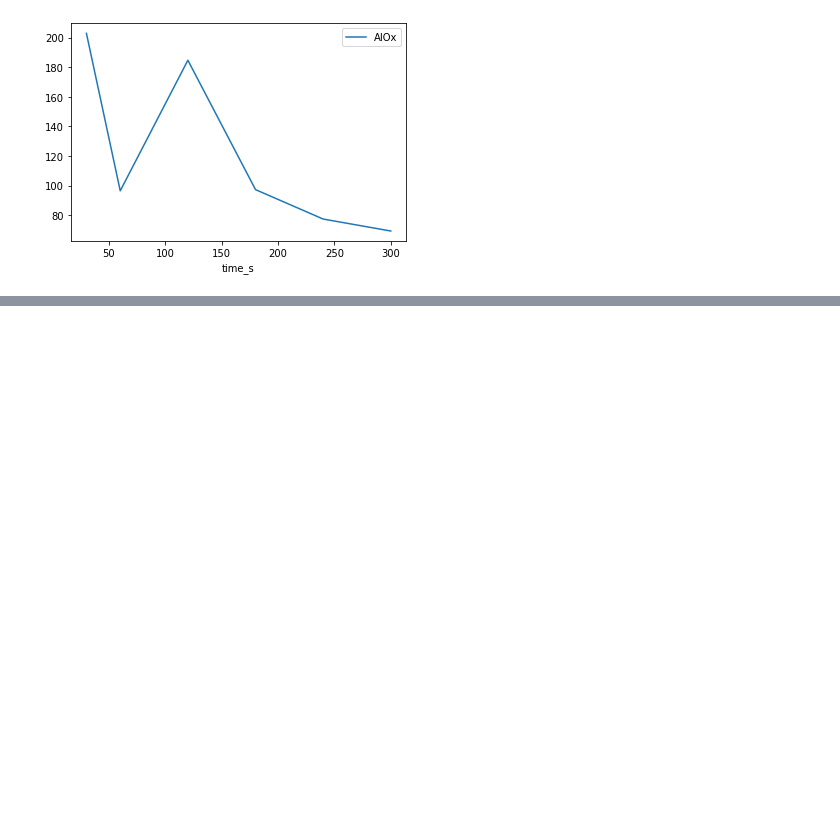
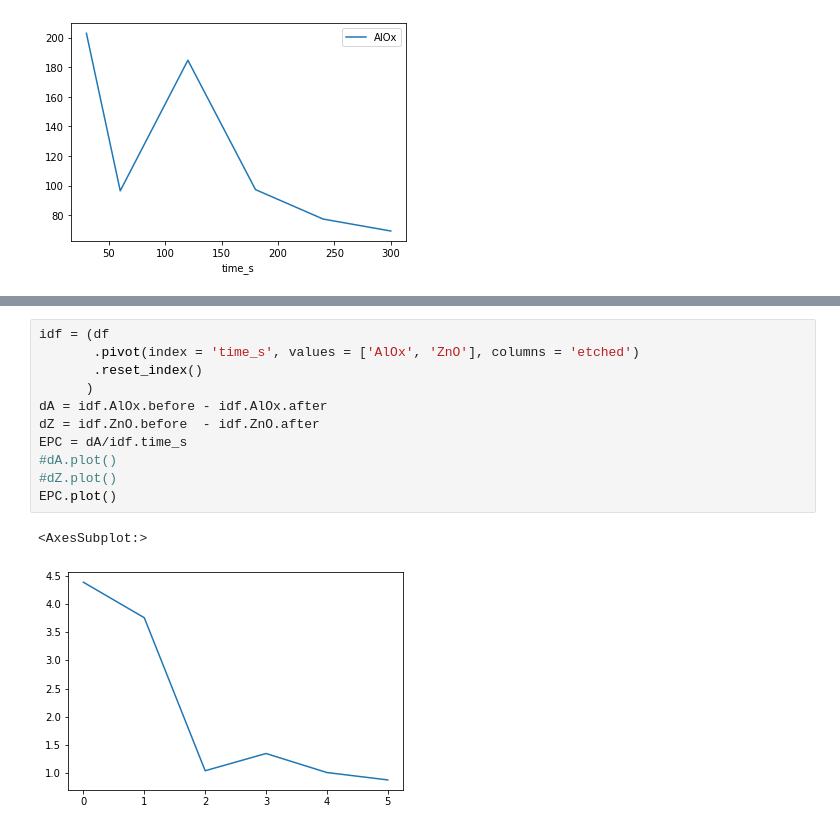
Before and after one commit to peltBartvan/msc-thesis, a Jupyter notebook: data/SE_etch/analyse.ipynb, the cells around one changed output, grey strips where cells are left out. Drawn from its saved outputs; the diff is of its cells as text; blank space fills up the shorter version.

```diff
--- a/data/SE_etch/analyse.ipynb
+++ b/data/SE_etch/analyse.ipynb
@@ -101,0 +104,14 @@ Text(0, 0.5, 'Thickness [$\\AA$]')
+# %%
+idf = (df
+       .pivot(index = 'time_s', values = ['AlOx', 'ZnO'], columns = 'etched')
+       .reset_index()
+      )
+dA = idf.AlOx.before - idf.AlOx.after
+dZ = idf.ZnO.before  - idf.ZnO.after
+EPC = dA/idf.time_s
+#dA.plot()
+#dZ.plot()
+EPC.plot()
+# %% [output]
+<AxesSubplot:>
+[figure, added]
```
Also changed, not shown: parts of 3 cells of this notebook, 2 other files.
